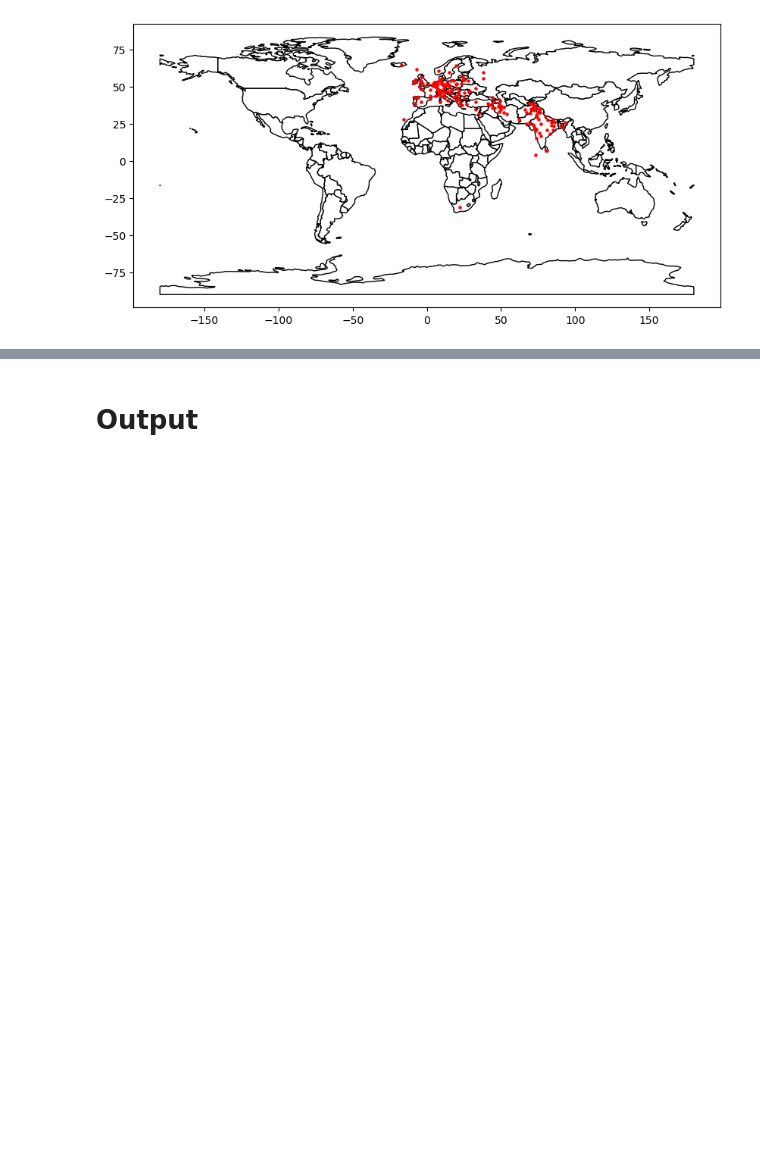
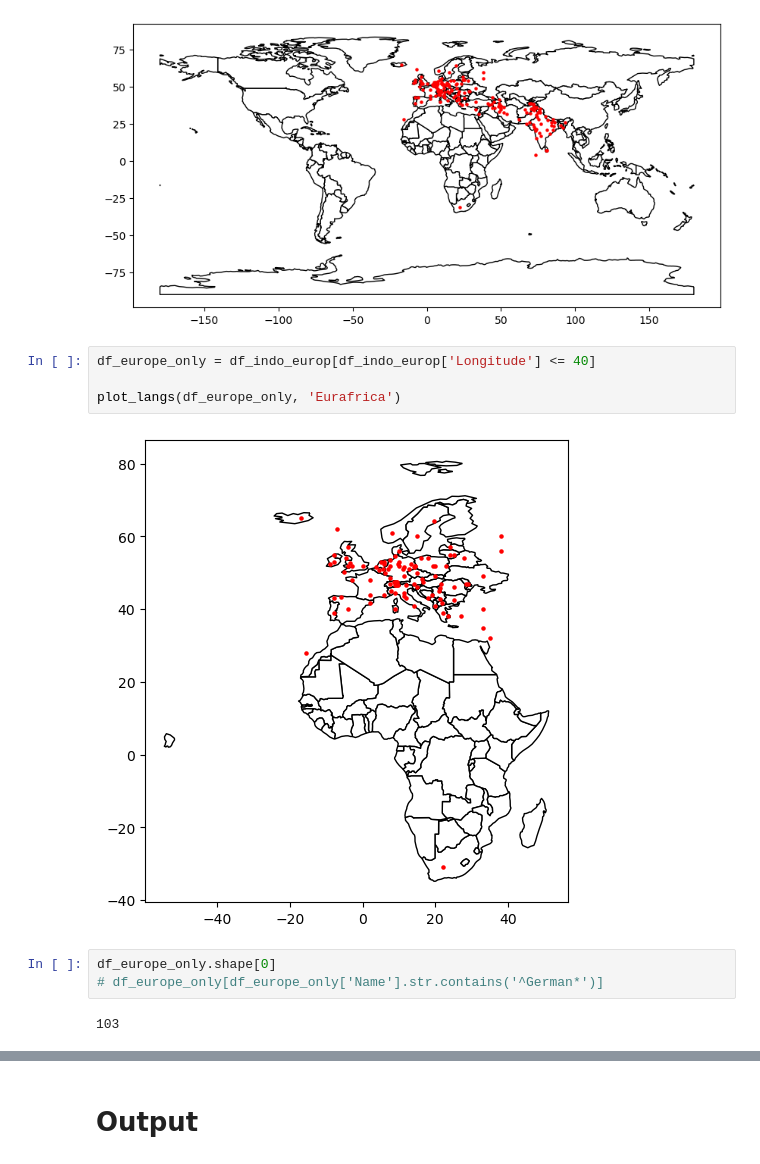
Before and after one commit to StefMiya/TL_Team5, a Jupyter notebook: languages.ipynb, the cells around one changed output, grey strips where cells are left out. Saved outputs shown, nothing was run; the diff lists cells and outputs as text; blank space fills up the shorter version.

```diff
--- a/languages.ipynb
+++ b/languages.ipynb
@@ -46,4 +40,15 @@ df_indo_europ = df[df['Family'] == 'Indo-European']
 plot_langs(df_indo_europ, 'World')
 # %% [output]
 [figure]
+# %%
+df_europe_only = df_indo_europ[df_indo_europ['Longitude'] <= 40]
+
+plot_langs(df_europe_only, 'Eurafrica')
+# %% [output]
+[figure, added]
+# %%
+df_europe_only.shape[0]
+# df_europe_only[df_europe_only['Name'].str.contains('^German*')]
+# %% [output]
+103
 # %%
```
Also changed, not shown: parts of 4 cells of this notebook.
